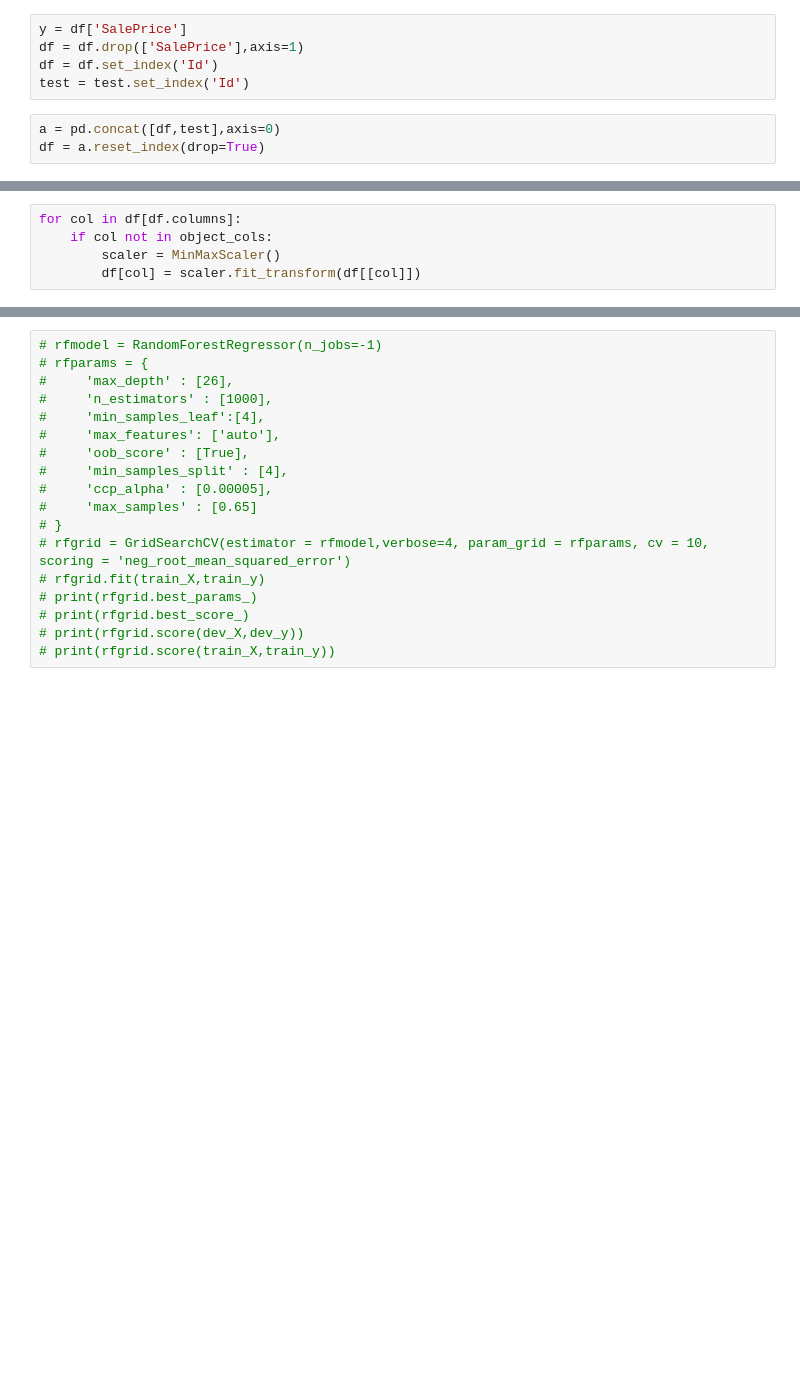
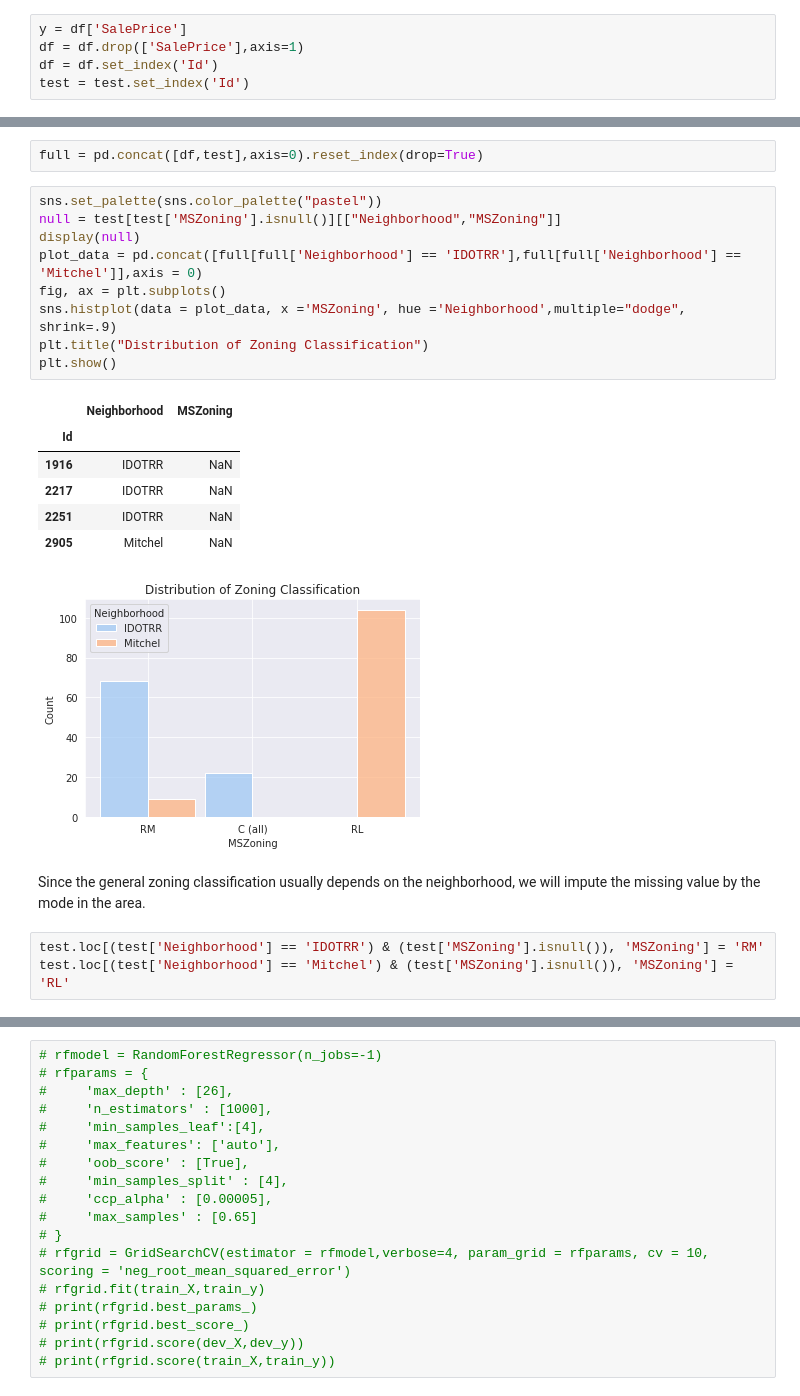
Before and after one commit to yenwee/housing_price_prediction, a Jupyter notebook: Housing Price Prediction.ipynb, the cells around one changed output, grey strips where cells are left out. Drawn from its saved outputs; the diff is of its cells as text; blank space fills up the shorter version.

```diff
--- a/Housing Price Prediction.ipynb
+++ b/Housing Price Prediction.ipynb
@@ -75,6 +36,3 @@ y = df['SalePrice']
 df = df.drop(['SalePrice'],axis=1)
 df = df.set_index('Id')
 test = test.set_index('Id')
-# %%
-a = pd.concat([df,test],axis=0)
-df = a.reset_index(drop=True)
@@ -117,5 +38,0 @@ for col in df[object_cols]:
-# %%
-for col in df[df.columns]:
-    if col not in object_cols:
-        scaler = MinMaxScaler()
-        df[col] = scaler.fit_transform(df[[col]])
@@ -121,0 +91,24 @@ for col in df[df.columns]:
+# %%
+full = pd.concat([df,test],axis=0).reset_index(drop=True)
+# %%
+sns.set_palette(sns.color_palette("pastel"))
+null = test[test['MSZoning'].isnull()][["Neighborhood","MSZoning"]]
+display(null)
+plot_data = pd.concat([full[full['Neighborhood'] == 'IDOTRR'],full[full['Neighborhood'] == 'Mitchel']],axis = 0)
+fig, ax = plt.subplots()
+sns.histplot(data = plot_data, x ='MSZoning', hue ='Neighborhood',multiple="dodge", shrink=.9)
+plt.title("Distribution of Zoning Classification")
+plt.show()
+# %% [output]
+|  | Neighborhood | MSZoning |
+| Id |  |  |
+| 1916 | IDOTRR | NaN |
+| 2217 | IDOTRR | NaN |
+| 2251 | IDOTRR | NaN |
+| 2905 | Mitchel | NaN |
+[figure, added]
+# %% [markdown]
+Since the general zoning classification usually depends on the neighborhood, we will impute the missing value by the mode in the area.
+# %%
+test.loc[(test['Neighborhood'] == 'IDOTRR') & (test['MSZoning'].isnull()), 'MSZoning'] = 'RM'
+test.loc[(test['Neighborhood'] == 'Mitchel') & (test['MSZoning'].isnull()), 'MSZoning'] = 'RL'
```
Also changed, not shown: parts of 86 cells of this notebook.
